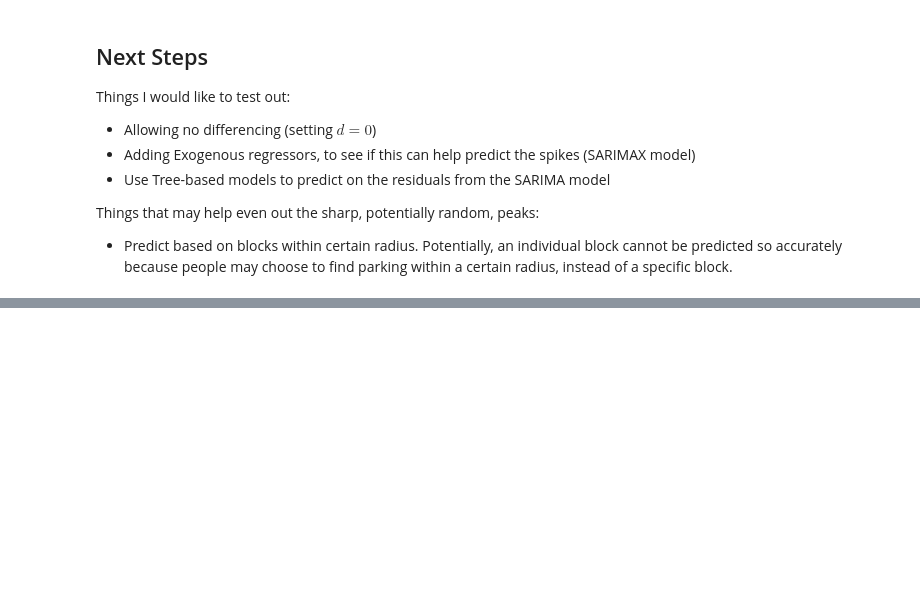
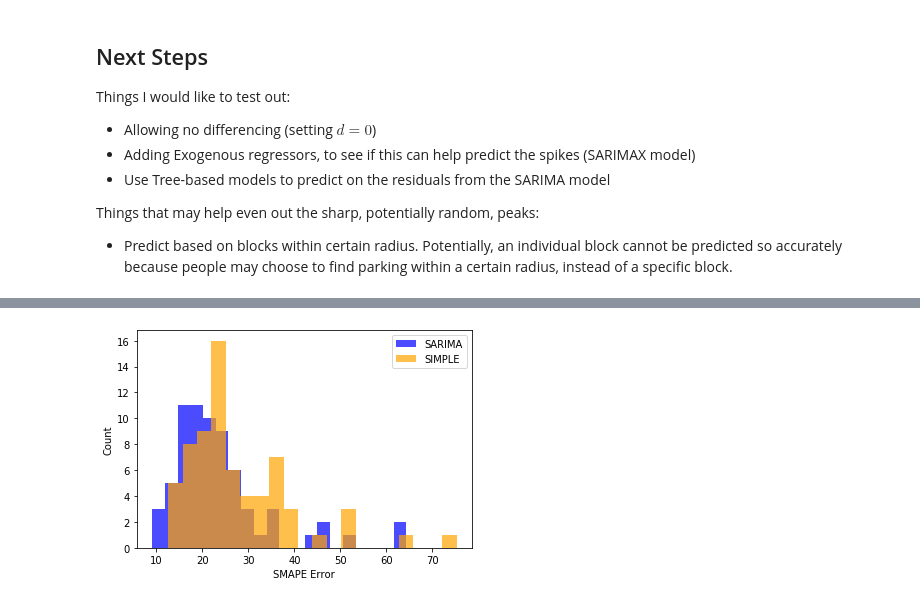
Before and after one commit to mocohen/Capstone-Project-1, a Jupyter notebook: Arima Results.ipynb, the cells around one changed output, grey strips where cells are left out. Saved outputs shown, nothing was run; the diff lists cells and outputs as text; code cells hidden in the pictures; blank space fills up the shorter version.

Commit message:
Arima results with averaged data

```diff
--- a/Arima Results.ipynb
+++ b/Arima Results.ipynb
@@ -298,0 +318,47 @@ Things that may help even out the sharp, potentially random, peaks:
+# %%
+start_date = '2019-01-01'
+baseline_columns = ['Dummy', 'SourceElementKey']
+
+
+for block in arima2_results.index.values:
+    block_file = 'arima_results2/arima.%d.pkl' % block
+    if path.exists(block_file):
+        arima2_results.loc[block]
+        test = arima2_results.loc[block].TestVals
+
+        # Load model and predict on test set
+        pkl = open(block_file, 'rb')
+        mdl = pickle.load(pkl)
+        preds = mdl.predict(n_periods=test.shape[0])
+        mdl_dict = mdl.to_dict()
+        #print(type(preds), len(preds))
+
+        arima2_results.at[block, 'ArimaPreds'] = preds
+        arima2_results.at[block, 'ModelOrder'] = (mdl_dict['order'], mdl_dict['seasonal_order'])
+
+
+        # caluclate arima smape error
+        arima2_results.at[block, 'ArimaSmapeErrors'] = smape_error(preds, test.values)
+
+
+
+
+        # calculate errors
+
+        arima2_results.at[block, 'ArimaRMSEs'] = np.sqrt(mean_squared_error(test.values, preds))
+
+#model_summary_df['ArimaSmapeErrors_2'] =  arima2_smapes
+# %%
+arima2_results[['NonSeasonal', 'Seasonal']] = pd.DataFrame(arima2_results['ModelOrder'].tolist(), index=arima2_results.index)
+arima2_results[['p', 'd', 'q']] = pd.DataFrame(arima2_results['NonSeasonal'].tolist(), index=arima2_results.index)
+arima2_results[['P', 'D', 'Q', 'm']] = pd.DataFrame(arima2_results['Seasonal'].tolist(), index=arima2_results.index)
+# %%
+fig, ax = plt.subplots()
+ax.hist(arima2_results['ArimaSmapeErrors'], bins=20,color = 'b', alpha = .7, label='SARIMA')
+ax.hist(arima2_results['GBMSmapeErrors'], bins=20, color = 'orange', alpha = .7, label='SIMPLE')
+ax.set_xlabel('SMAPE Error')
+ax.set_ylabel('Count')
+plt.legend()
+plt.show()
+# %% [output]
+[figure, added]
```
Also changed, not shown: parts of 30 cells of this notebook, 3 other files.
